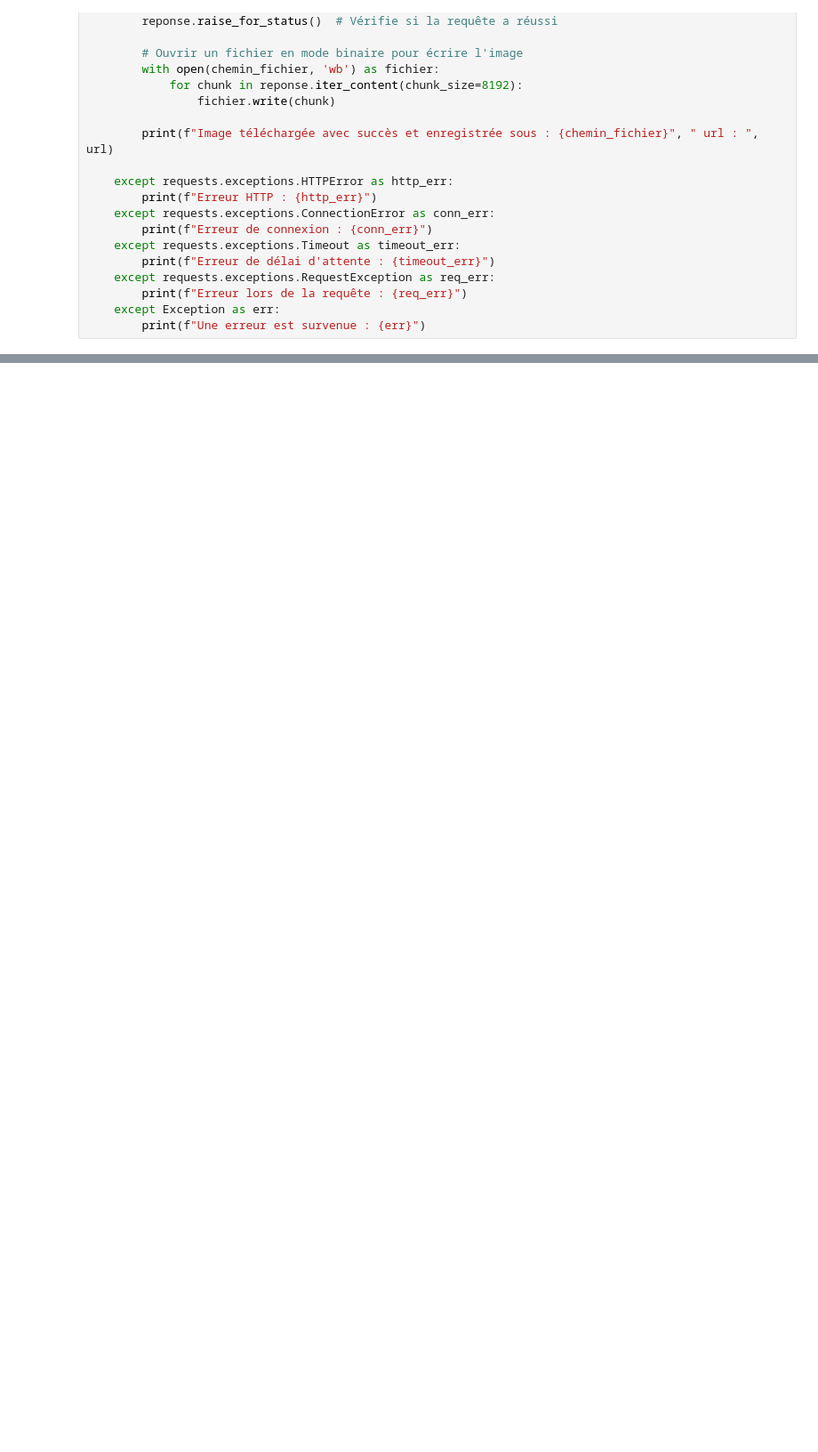
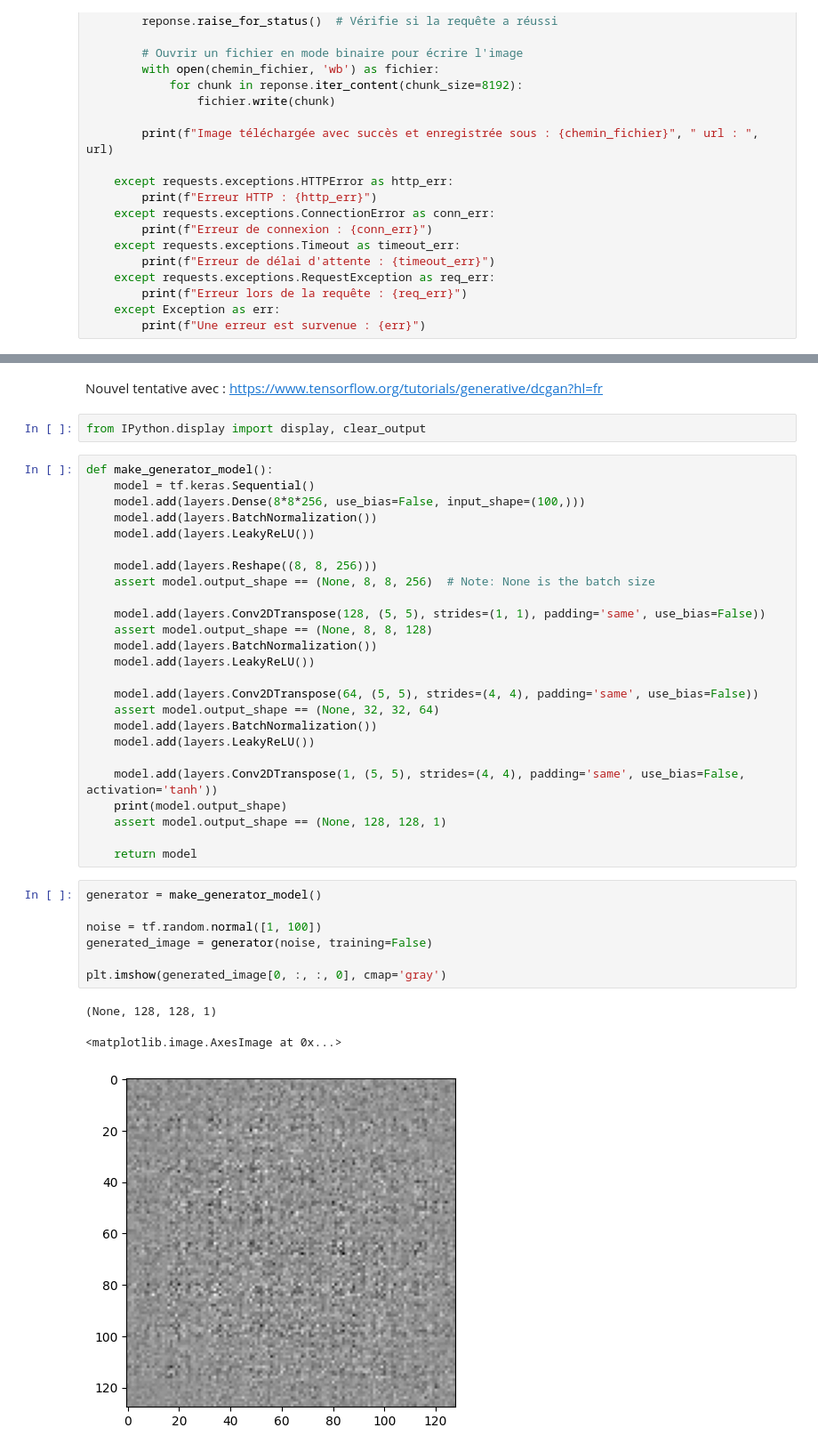
Before and after one commit to romeodelyon69/Drawing-images, a Jupyter notebook: PinterestImages.ipynb, the cells around one changed output, grey strips where cells are left out. Shown at 89% size. Drawn from its saved outputs; the diff is of its cells as text; blank space fills up the shorter version.

```diff
--- a/PinterestImages.ipynb
+++ b/PinterestImages.ipynb
@@ -198,0 +614,40 @@ redimensionner_images(dossier_source, dossier_destination, taille_cible)
+# %% [markdown]
+Nouvel tentative avec : https://www.tensorflow.org/tutorials/generative/dcgan?hl=fr
+# %%
+from IPython.display import display, clear_output
+# %%
+def make_generator_model():
+    model = tf.keras.Sequential()
+    model.add(layers.Dense(8*8*256, use_bias=False, input_shape=(100,)))
+    model.add(layers.BatchNormalization())
+    model.add(layers.LeakyReLU())
+
+    model.add(layers.Reshape((8, 8, 256)))
+    assert model.output_shape == (None, 8, 8, 256)  # Note: None is the batch size
+
+    model.add(layers.Conv2DTranspose(128, (5, 5), strides=(1, 1), padding='same', use_bias=False))
+    assert model.output_shape == (None, 8, 8, 128)
+    model.add(layers.BatchNormalization())
+    model.add(layers.LeakyReLU())
+
+    model.add(layers.Conv2DTranspose(64, (5, 5), strides=(4, 4), padding='same', use_bias=False))
+    assert model.output_shape == (None, 32, 32, 64)
+    model.add(layers.BatchNormalization())
+    model.add(layers.LeakyReLU())
+
+    model.add(layers.Conv2DTranspose(1, (5, 5), strides=(4, 4), padding='same', use_bias=False, activation='tanh'))
+    print(model.output_shape)
+    assert model.output_shape == (None, 128, 128, 1)
+
+    return model
+# %%
+generator = make_generator_model()
+
+noise = tf.random.normal([1, 100])
+generated_image = generator(noise, training=False)
+
+plt.imshow(generated_image[0, :, :, 0], cmap='gray')
+# %% [output]
+(None, 128, 128, 1)
+<matplotlib.image.AxesImage at 0x...>
+[figure, added]
```
Also changed, not shown: parts of 28 cells of this notebook.
